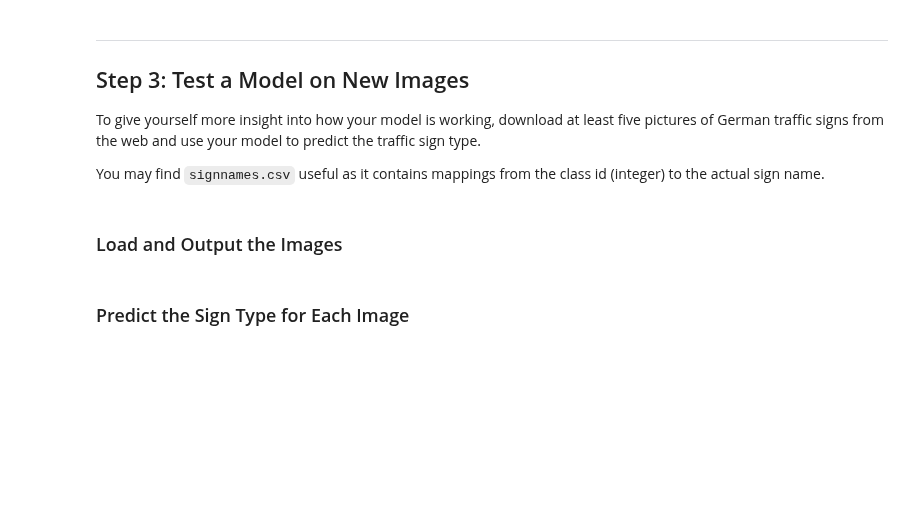
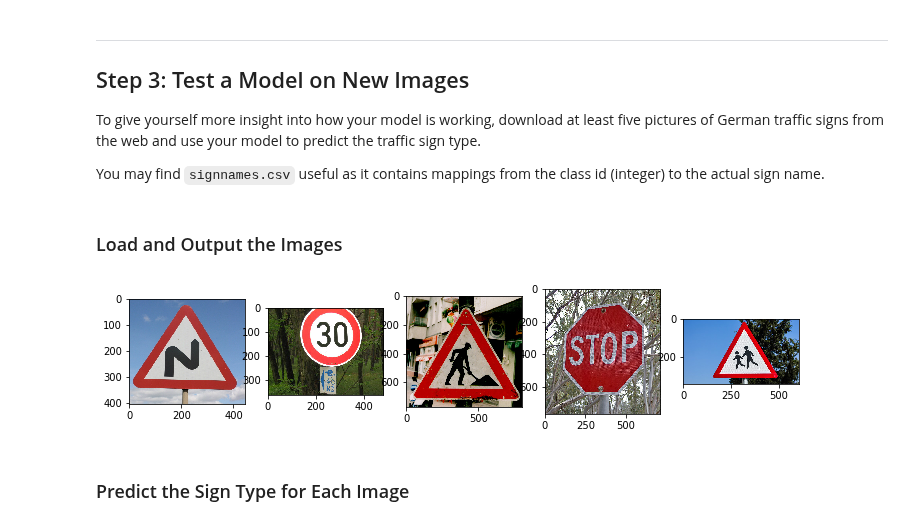
Before and after one commit to bartdezwaan/CarND-Traffic-Sign-Classifier-Project, a Jupyter notebook: Traffic_Sign_Classifier.ipynb, the cells around one changed output. Saved outputs shown, nothing was run; the diff lists cells and outputs as text; code cells hidden in the pictures; blank space fills up the shorter version.

```diff
--- a/Traffic_Sign_Classifier.ipynb
+++ b/Traffic_Sign_Classifier.ipynb
@@ -422,3 +515,24 @@ You may find `signnames.csv` useful as it contains mappings from the class id (i
+# %%
+### Load the images and plot them here.
+### Feel free to use as many code cells as needed.
+images = []
+images.append(cv2.imread('examples/double_curve.jpg'))
+images.append(cv2.imread('examples/max_speed_30_sign.jpg'))
+images.append(cv2.imread('examples/road_work.jpg'))
+images.append(cv2.imread('examples/stop_sign.jpg'))
+images.append(cv2.imread('examples/pedestrians.jpg'))
+
+fig = plt.figure(figsize=(12,12))
+count = 1
+for image in images:
+    RGB_img = cv2.cvtColor(image, cv2.COLOR_BGR2RGB)
+    fig.add_subplot(1, 5, count)
+    plt.imshow(RGB_img)
+    count = count + 1
+
+plt.show()
+# %% [output]
+[figure, added]
 # %% [markdown]
 ### Predict the Sign Type for Each Image
 # %%
```
Also changed, not shown: parts of 16 cells of this notebook, 7 other files.
